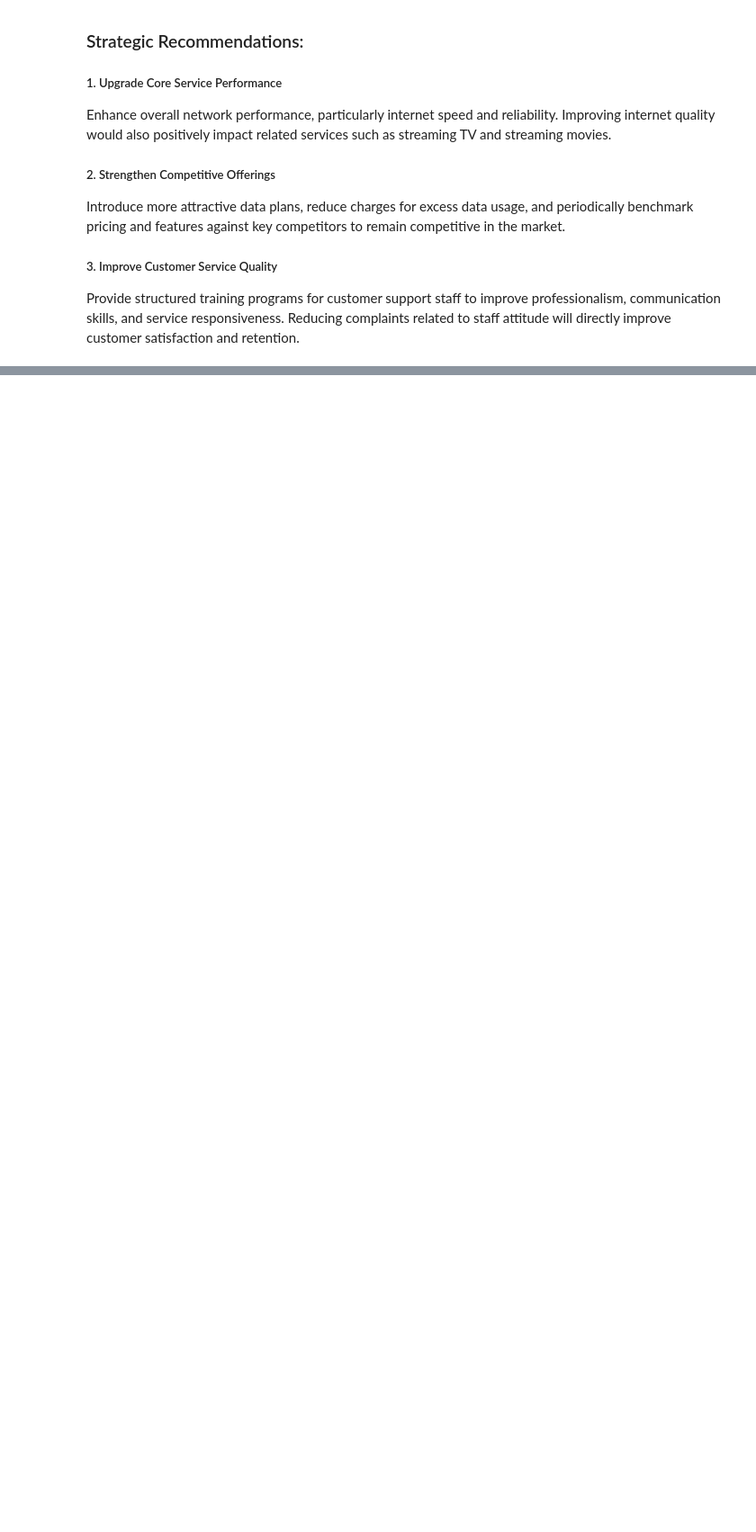
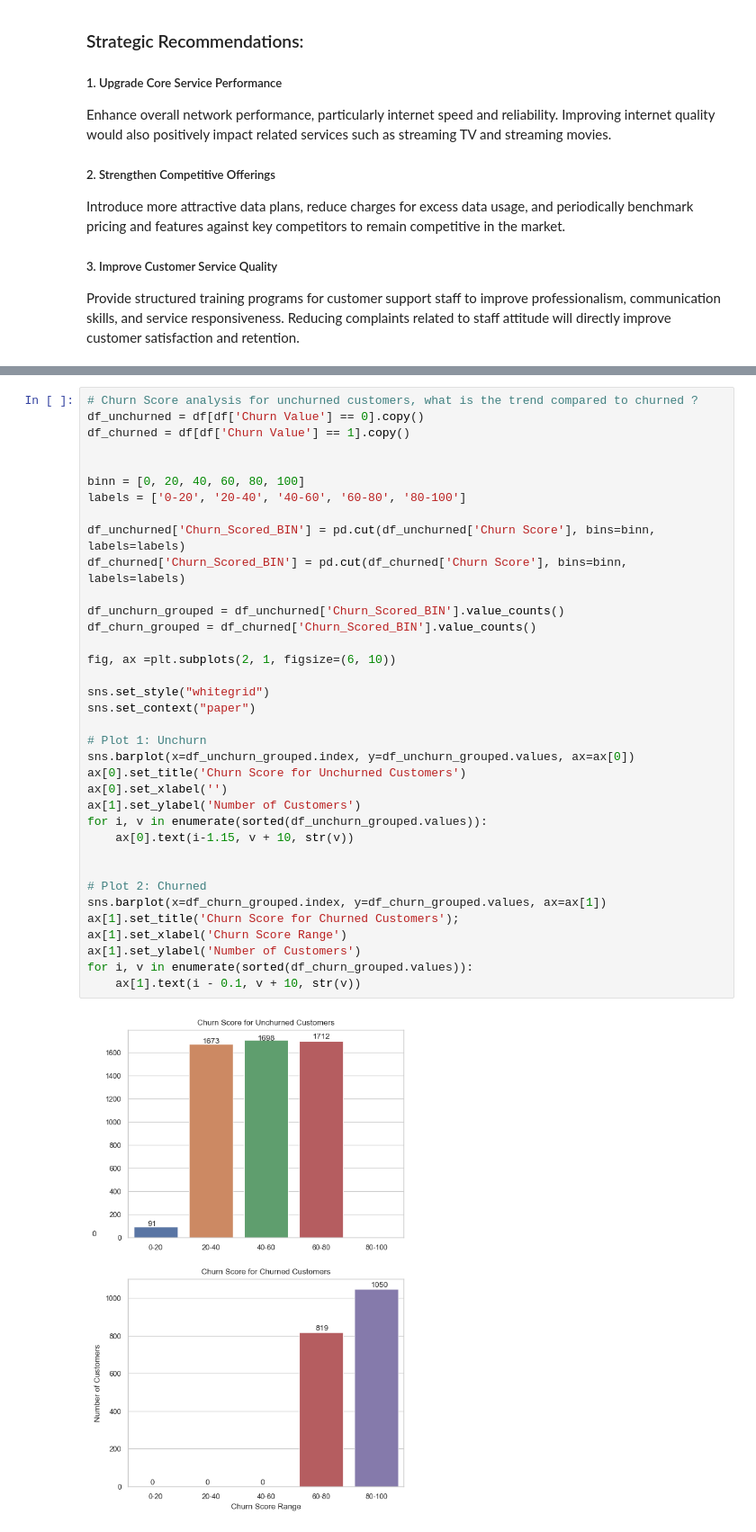
Before and after one commit to mr0ndre/Telco-Customer-Churn-Prediction-, a Jupyter notebook: notebooks/Data Analysis.ipynb, the cells around one changed output, grey strips where cells are left out. Shown at 90% size. Cells and saved outputs as stored; diff of their text form; blank space fills up the shorter version.

```diff
--- a/notebooks/Data Analysis.ipynb
+++ b/notebooks/Data Analysis.ipynb
@@ -221,0 +438,38 @@ fig = px.choropleth(df_churn, geojson=geojson, color="Bergeron",
+# %%
+# Churn Score analysis for unchurned customers, what is the trend compared to churned ?
+df_unchurned = df[df['Churn Value'] == 0].copy()
+df_churned = df[df['Churn Value'] == 1].copy()
+
+
+binn = [0, 20, 40, 60, 80, 100]
+labels = ['0-20', '20-40', '40-60', '60-80', '80-100']
+
+df_unchurned['Churn_Scored_BIN'] = pd.cut(df_unchurned['Churn Score'], bins=binn, labels=labels)
+df_churned['Churn_Scored_BIN'] = pd.cut(df_churned['Churn Score'], bins=binn, labels=labels)
+
+df_unchurn_grouped = df_unchurned['Churn_Scored_BIN'].value_counts()
+df_churn_grouped = df_churned['Churn_Scored_BIN'].value_counts()
+
+fig, ax =plt.subplots(2, 1, figsize=(6, 10))
+
+sns.set_style("whitegrid")
+sns.set_context("paper")
+
+# Plot 1: Unchurn
+sns.barplot(x=df_unchurn_grouped.index, y=df_unchurn_grouped.values, ax=ax[0])
+ax[0].set_title('Churn Score for Unchurned Customers')
+ax[0].set_xlabel('')
+ax[1].set_ylabel('Number of Customers')
+for i, v in enumerate(sorted(df_unchurn_grouped.values)):
+    ax[0].text(i-1.15, v + 10, str(v))
+
+
+# Plot 2: Churned
+sns.barplot(x=df_churn_grouped.index, y=df_churn_grouped.values, ax=ax[1])
+ax[1].set_title('Churn Score for Churned Customers');
+ax[1].set_xlabel('Churn Score Range')
+ax[1].set_ylabel('Number of Customers')
+for i, v in enumerate(sorted(df_churn_grouped.values)):
+    ax[1].text(i - 0.1, v + 10, str(v))
+# %% [output]
+[figure, added]
```
Also changed, not shown: parts of 11 cells of this notebook.
